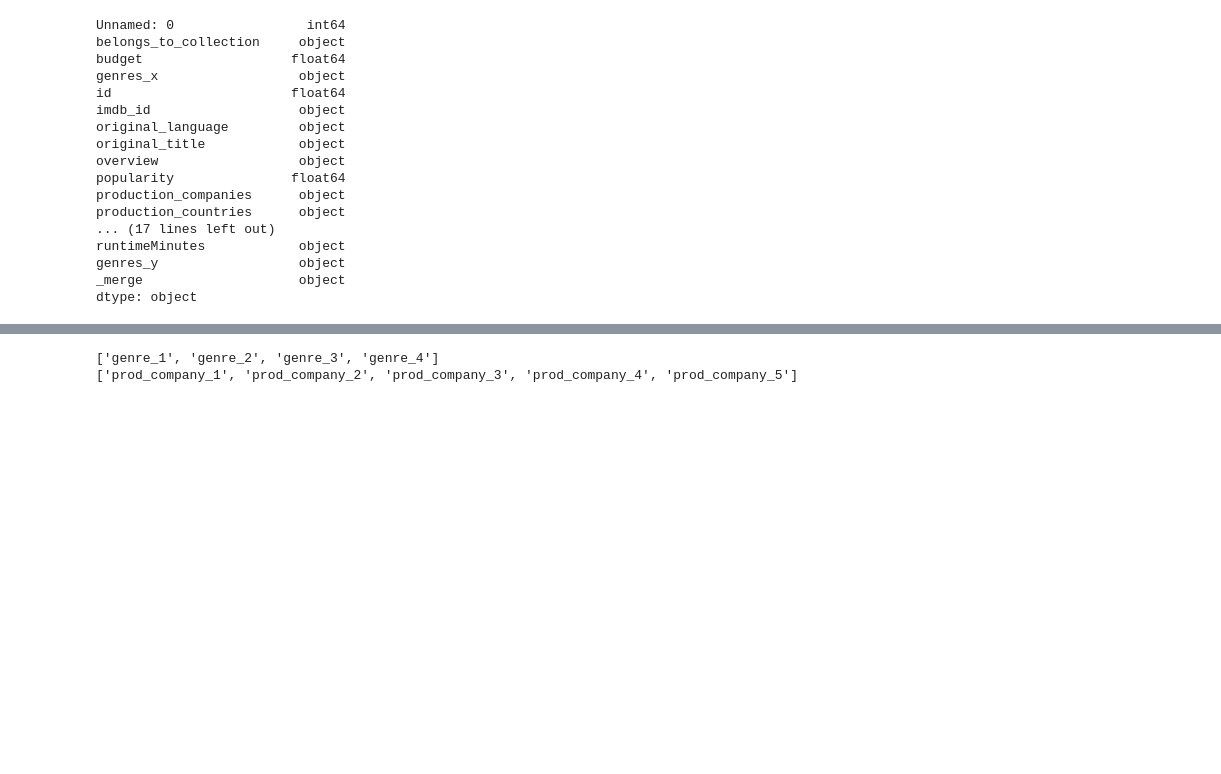
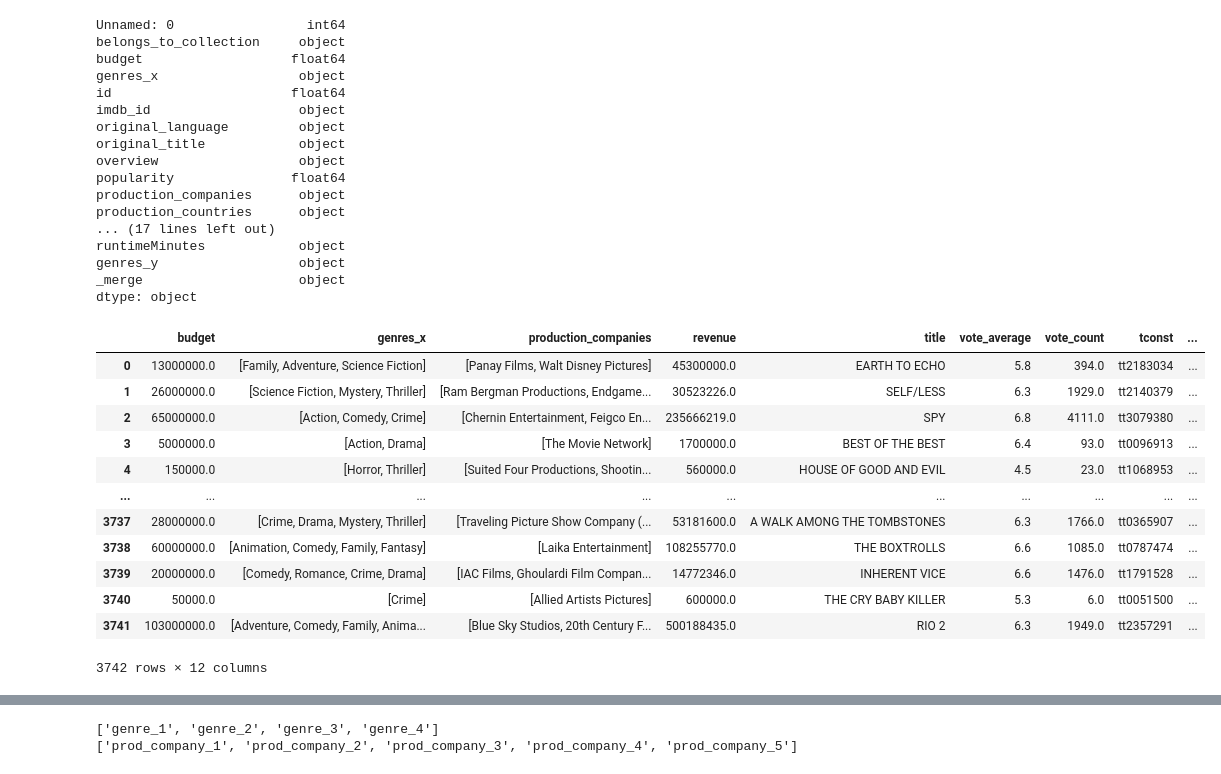
Before and after one commit to nsn116/Movie-Success-Predictor, a Jupyter notebook: data_preprocessing/Principals info.ipynb, the cells around one changed output, grey strips where cells are left out. Cells and saved outputs as stored; diff of their text form; code cells hidden in the pictures; blank space fills up the shorter version.

Commit message:
Merge principals with name basics

```diff
--- a/data_preprocessing/Principals info.ipynb
+++ b/data_preprocessing/Principals info.ipynb
@@ -116,3 +119,21 @@ movies_clean_genres['genres_x'] = movies_clean_genres['genres_x'].apply(clean_ge
 
 movie_clean_companies = movies_clean_genres.copy()
 movie_clean_companies['production_companies'] = movie_clean_companies['production_companies'].apply(clean_prod_companies)
+# %%
+movies_joined_crew = pd.merge(movie_clean_companies, crew, left_on='tconst', right_on='tconst')
+# %%
+movies_joined_crew
+# %% [output]
+|  | budget | genres_x | production_companies | revenue | title | vote_average | vote_count | tconst | ... |
+| 0 | 13000000.0 | [Family, Adventure, Science Fiction] | [Panay Films, Walt Disney Pictures] | 45300000.0 | EARTH TO ECHO | 5.8 | 394.0 | tt2183034 | ... |
+| 1 | 26000000.0 | [Science Fiction, Mystery, Thriller] | [Ram Bergman Productions, Endgame... | 30523226.0 | SELF/LESS | 6.3 | 1929.0 | tt2140379 | ... |
+| 2 | 65000000.0 | [Action, Comedy, Crime] | [Chernin Entertainment, Feigco En... | 235666219.0 | SPY | 6.8 | 4111.0 | tt3079380 | ... |
+| 3 | 5000000.0 | [Action, Drama] | [The Movie Network] | 1700000.0 | BEST OF THE BEST | 6.4 | 93.0 | tt0096913 | ... |
+| 4 | 150000.0 | [Horror, Thriller] | [Suited Four Productions, Shootin... | 560000.0 | HOUSE OF GOOD AND EVIL | 4.5 | 23.0 | tt1068953 | ... |
+| ... | ... | ... | ... | ... | ... | ... | ... | ... | ... |
+| 3737 | 28000000.0 | [Crime, Drama, Mystery, Thriller] | [Traveling Picture Show Company (... | 53181600.0 | A WALK AMONG THE TOMBSTONES | 6.3 | 1766.0 | tt0365907 | ... |
+| 3738 | 60000000.0 | [Animation, Comedy, Family, Fantasy] | [Laika Entertainment] | 108255770.0 | THE BOXTROLLS | 6.6 | 1085.0 | tt0787474 | ... |
+| 3739 | 20000000.0 | [Comedy, Romance, Crime, Drama] | [IAC Films, Ghoulardi Film Compan... | 14772346.0 | INHERENT VICE | 6.6 | 1476.0 | tt1791528 | ... |
+| 3740 | 50000.0 | [Crime] | [Allied Artists Pictures] | 600000.0 | THE CRY BABY KILLER | 5.3 | 6.0 | tt0051500 | ... |
+| 3741 | 103000000.0 | [Adventure, Comedy, Family, Anima... | [Blue Sky Studios, 20th Century F... | 500188435.0 | RIO 2 | 6.3 | 1949.0 | tt2357291 | ... |
+3742 rows × 12 columns
```
Also changed, not shown: parts of 20 cells of this notebook, 1 other file.
